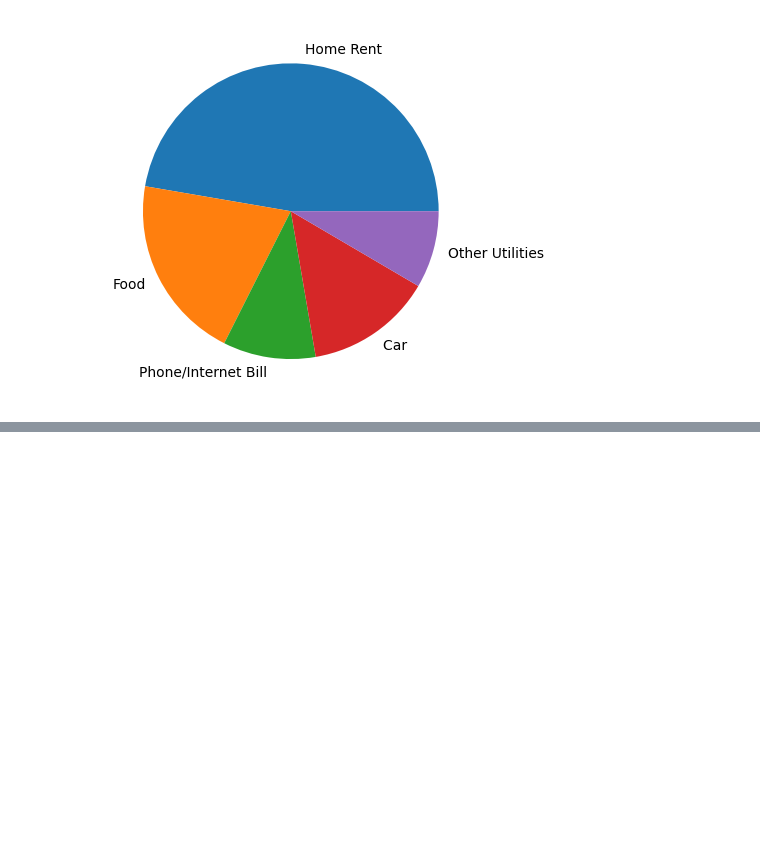
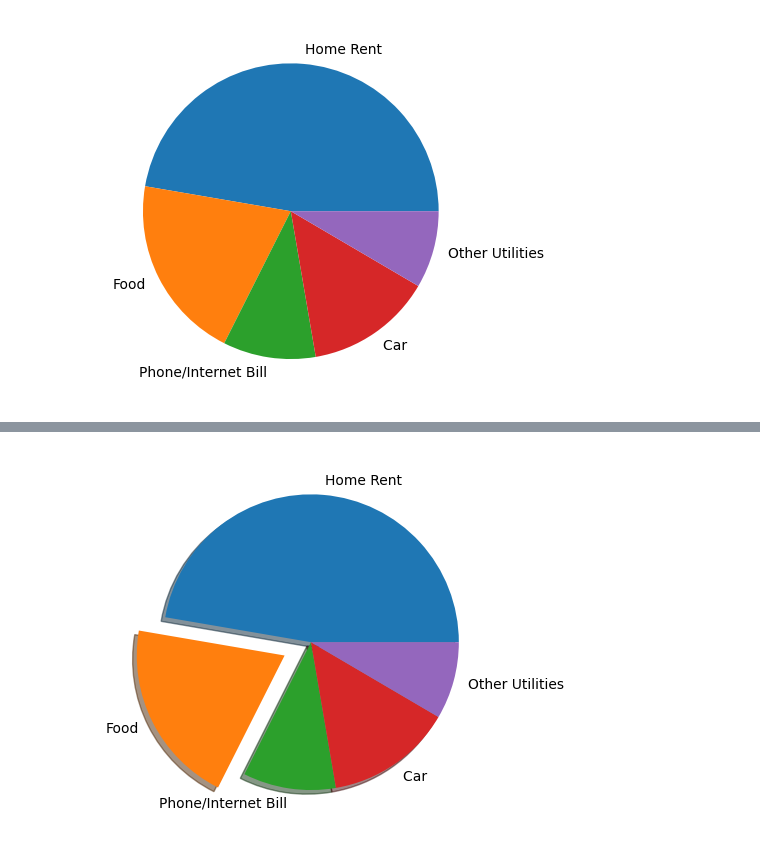
Before and after one commit to Kkkiiiirran/Data-Scientist-Roadmap, a Jupyter notebook: matplotlib/04_piechart.ipynb, the cells around one changed output, grey strips where cells are left out. Cells and saved outputs as stored; diff of their text form; code cells hidden in the pictures; blank space fills up the shorter version.

```diff
--- a/matplotlib/04_piechart.ipynb
+++ b/matplotlib/04_piechart.ipynb
@@ -20 +34,6 @@ plt.pie(exp_values, labels=exp_labels)
+# %%
+plt.pie(exp_values, labels=exp_labels, explode=[0,0.2,0,0,0], shadow=True)
+plt.show()
+# %% [output]
+[figure, added]
 # %%
```
Also changed, not shown: parts of 5 cells of this notebook, 12 other files.
